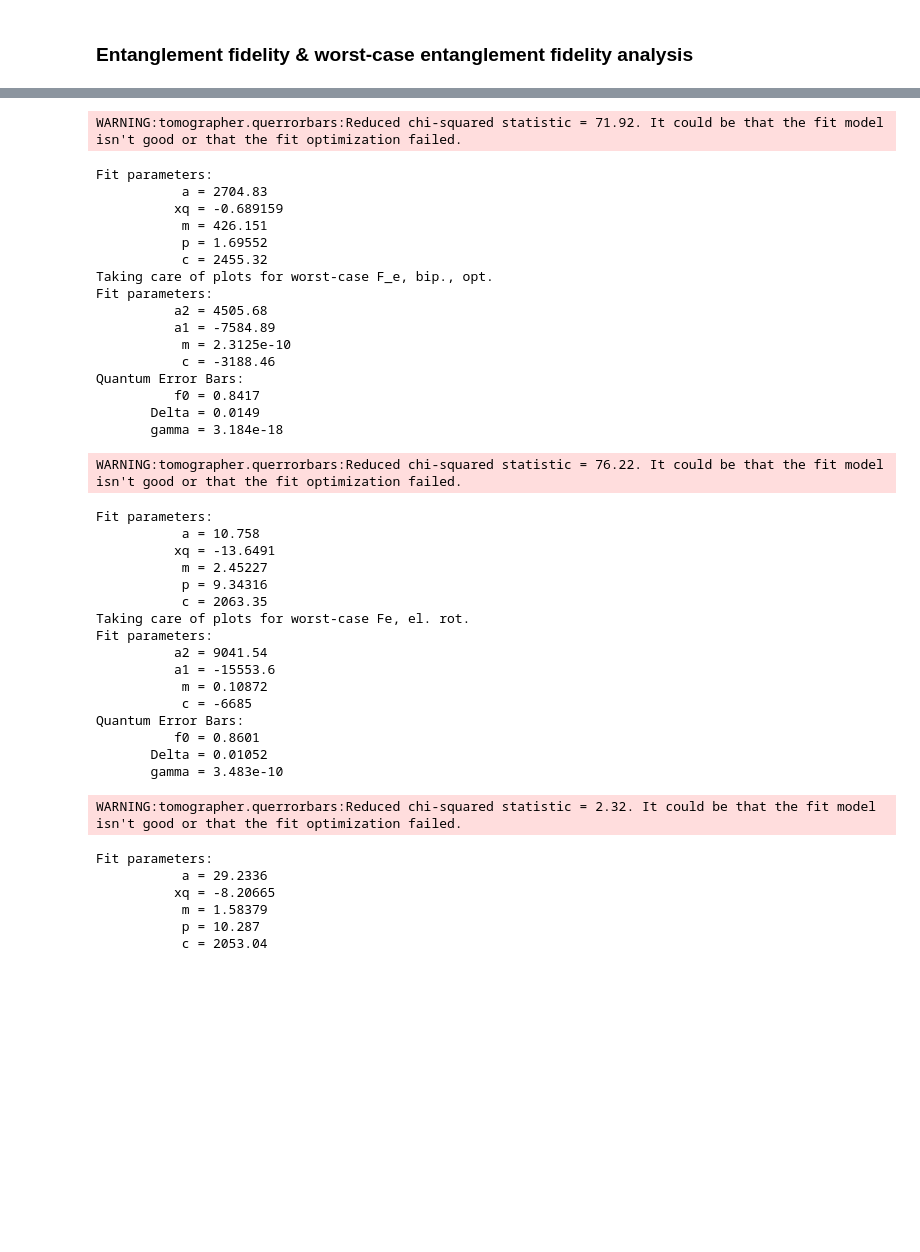
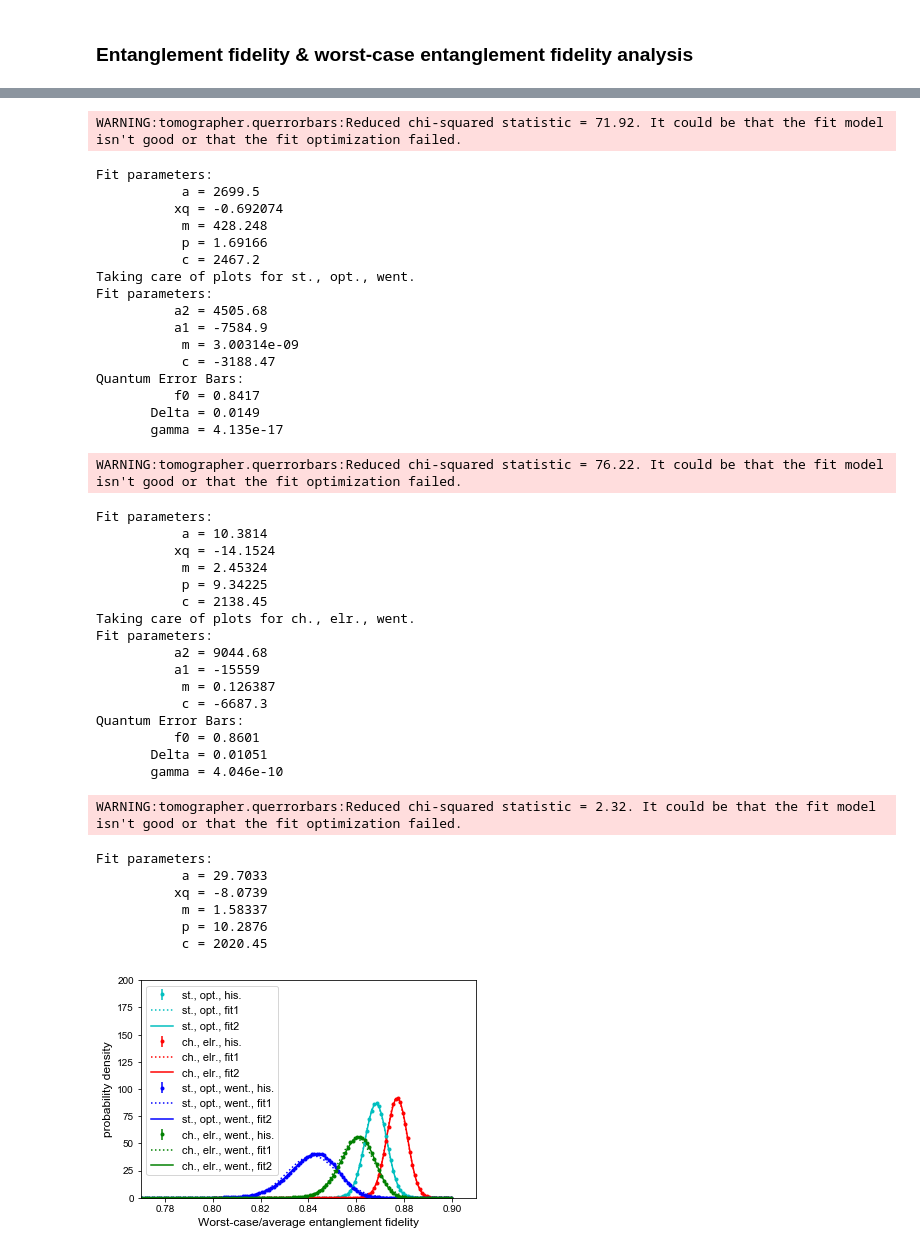
Before and after one commit to Tomographer/QPtomographer, a Jupyter notebook: examples/2qubits-noisy-identity/run.ipynb, the cells around one changed output, grey strips where cells are left out. Cells and saved outputs as stored; diff of their text form; code cells hidden in the pictures; blank space fills up the shorter version.

```diff
--- a/examples/2qubits-noisy-identity/run.ipynb
+++ b/examples/2qubits-noisy-identity/run.ipynb
@@ -908,13 +895,12 @@ xyz = do_comparison_plot([a_Fe_naiveopt, a_Fe_elr, a_wFe_naiveopt, a_wFe_elr],
                                                ),
                          xlabel='Worst-case/average entanglement fidelity')
 
-fig, ax1, ax2 = xyz['fig'], xyz['ax1'], xyz['ax2']
+fig, ax = xyz['fig'], xyz['ax']
 
-ax1.set_xlim([0.77, 0.91])
-ax2.set_xlim([0.77, 0.91])
-ax2.set_ylim([5e-4, 2e2])
+ax.set_xlim([0.77, 0.91])
+ax.set_ylim([5e-4, 2e2])
 
 
-xyz['fig'].savefig('comparison_plot_Fe_wFe.pdf', format='pdf')
+fig.savefig('comparison_plot_Fe_wFe.pdf', format='pdf')
 plt.show()
 # %% [output]
@@ -951,42 +935,43 @@ Quantum Error Bars:
 WARNING:tomographer.querrorbars:Reduced chi-squared statistic = 71.92. It could be that the fit model isn't good or that the fit optimization failed.
 Fit parameters:
-           a = 2704.83
-          xq = -0.689159
-           m = 426.151
-           p = 1.69552
-           c = 2455.32
-Taking care of plots for worst-case F_e, bip., opt.
+           a = 2699.5
+          xq = -0.692074
+           m = 428.248
+           p = 1.69166
+           c = 2467.2
+Taking care of plots for st., opt., went.
 Fit parameters:
           a2 = 4505.68
-          a1 = -7584.89
-           m = 2.3125e-10
-           c = -3188.46
+          a1 = -7584.9
+           m = 3.00314e-09
+           c = -3188.47
 Quantum Error Bars:
           f0 = 0.8417
        Delta = 0.0149
-       gamma = 3.184e-18
+       gamma = 4.135e-17
 WARNING:tomographer.querrorbars:Reduced chi-squared statistic = 76.22. It could be that the fit model isn't good or that the fit optimization failed.
 Fit parameters:
-           a = 10.758
-          xq = -13.6491
-           m = 2.45227
-           p = 9.34316
-           c = 2063.35
-Taking care of plots for worst-case Fe, el. rot.
+           a = 10.3814
+          xq = -14.1524
+           m = 2.45324
+           p = 9.34225
+           c = 2138.45
+Taking care of plots for ch., elr., went.
 Fit parameters:
-          a2 = 9041.54
-          a1 = -15553.6
-           m = 0.10872
-           c = -6685
+          a2 = 9044.68
+          a1 = -15559
+           m = 0.126387
+           c = -6687.3
 Quantum Error Bars:
           f0 = 0.8601
-       Delta = 0.01052
-       gamma = 3.483e-10
+       Delta = 0.01051
+       gamma = 4.046e-10
 WARNING:tomographer.querrorbars:Reduced chi-squared statistic = 2.32. It could be that the fit model isn't good or that the fit optimization failed.
 Fit parameters:
-           a = 29.2336
-          xq = -8.20665
-           m = 1.58379
-           p = 10.287
-           c = 2053.04
+           a = 29.7033
+          xq = -8.0739
+           m = 1.58337
+           p = 10.2876
+           c = 2020.45
+[figure, added]
 # %% [markdown]
```
Also changed, not shown: parts of 14 cells of this notebook, 5 other files.
